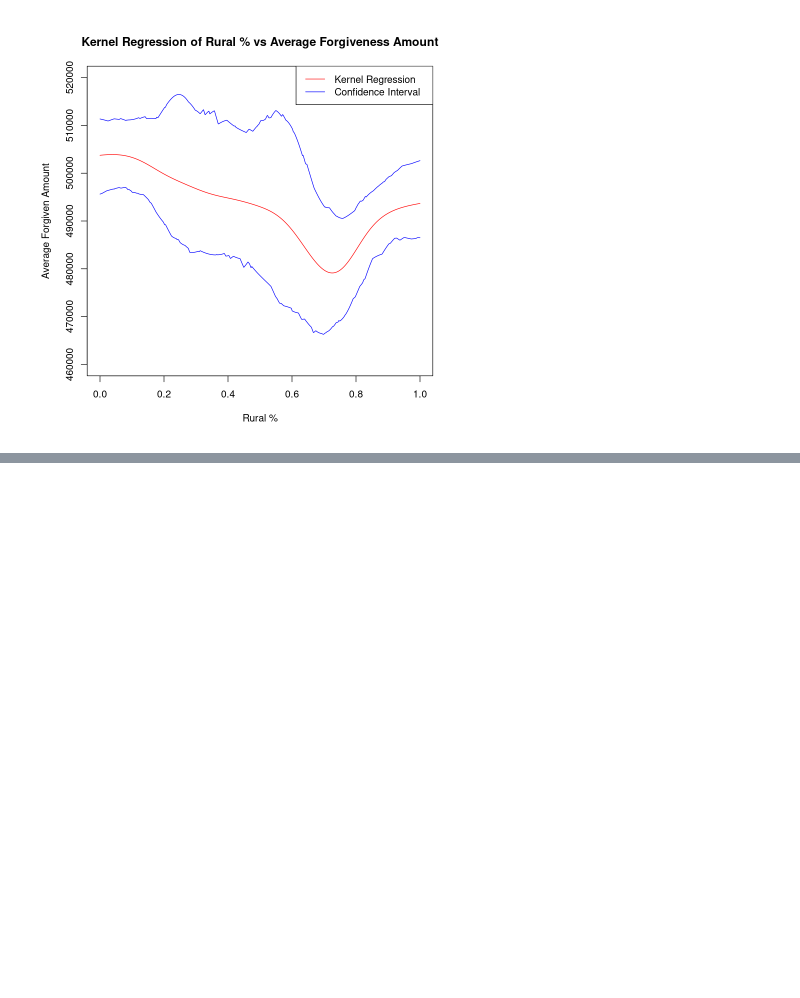
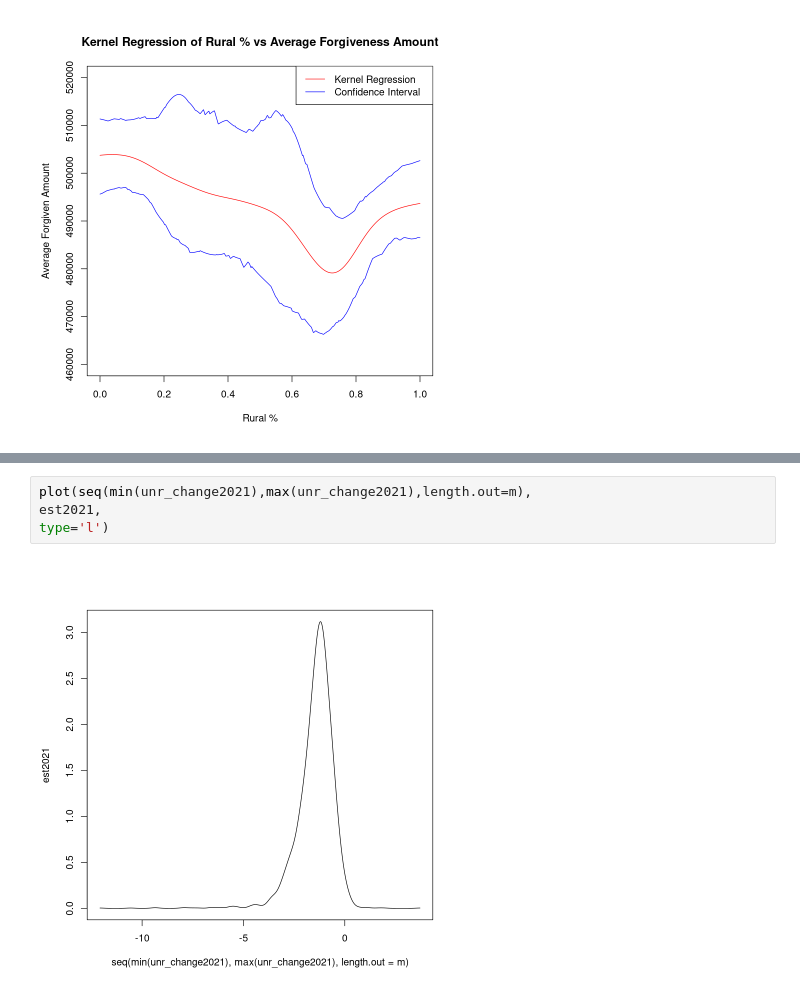
Before and after one commit to ABeeShake/Stats202A-Project, a Jupyter notebook: visualizations.ipynb, the cells around one changed output, grey strips where cells are left out. Saved outputs shown, nothing was run; the diff lists cells and outputs as text; blank space fills up the shorter version.

```diff
--- a/visualizations.ipynb
+++ b/visualizations.ipynb
@@ -279,0 +288,6 @@ A data.frame: 3144 × 16
+# %%
+plot(seq(min(unr_change2021),max(unr_change2021),length.out=m),
+est2021,
+type='l')
+# %% [output]
+[figure, added]
```
Also changed, not shown: parts of 25 cells of this notebook, 1 other file.
